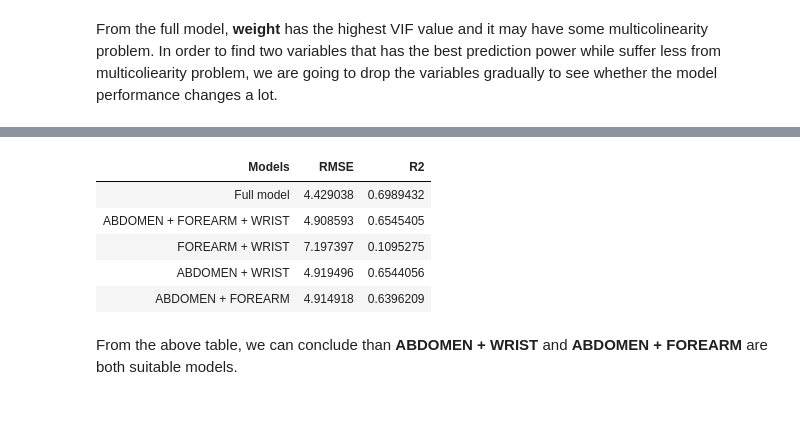
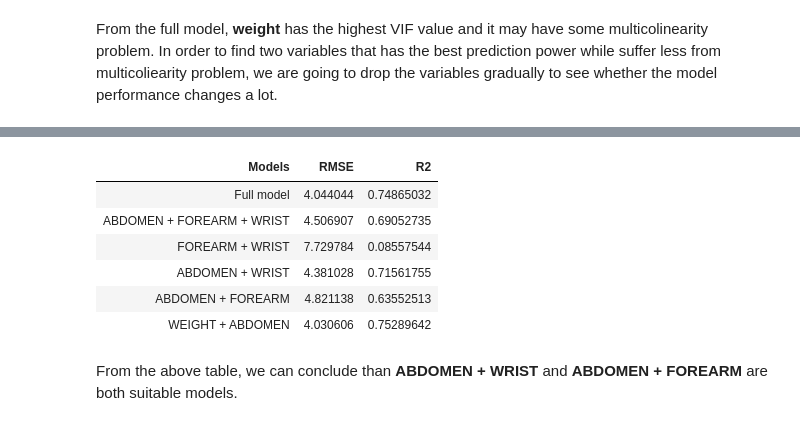
Before and after one commit to YezhouLi/628_Module_2, a Jupyter notebook: main-checkpoint.ipynb, the cells around one changed output, grey strips where cells are left out. Drawn from its saved outputs; the diff is of its cells as text; code cells hidden in the pictures.

```diff
--- a/main-checkpoint.ipynb
+++ b/main-checkpoint.ipynb
@@ -480,16 +469,23 @@ df5 = data.frame(RMSE = RMSE(predictions, test.set$BODYFAT),
+# %%
+# Drop WRIST + FOREARM
+m6 = lm(BODYFAT ~ WEIGHT + ABDOMEN, data = training.set)
+predictions = predict(m6,test.set)
+df6 = data.frame(RMSE = RMSE(predictions, test.set$BODYFAT),
+                 R2 = R2(predictions, test.set$BODYFAT))
 # %%
 result= data.frame(c("Full model", "ABDOMEN + FOREARM + WRIST", "FOREARM + WRIST",
-                            "ABDOMEN + WRIST", "ABDOMEN + FOREARM"))
-df = rbind(df1, df2, df3, df4, df5)
+                            "ABDOMEN + WRIST", "ABDOMEN + FOREARM","WEIGHT + ABDOMEN"))
+df = rbind(df1, df2, df3, df4, df5, df6)
 result = cbind(result, df)
 colnames(result) = c("Models", "RMSE", "R2")
 result
 # %% [output]
 | Models | RMSE | R2 |
-| Full model | 4.429038 | 0.6989432 |
-| ABDOMEN + FOREARM + WRIST | 4.908593 | 0.6545405 |
-| FOREARM + WRIST | 7.197397 | 0.1095275 |
-| ABDOMEN + WRIST | 4.919496 | 0.6544056 |
-| ABDOMEN + FOREARM | 4.914918 | 0.6396209 |
+| Full model | 4.044044 | 0.74865032 |
+| ABDOMEN + FOREARM + WRIST | 4.506907 | 0.69052735 |
+| FOREARM + WRIST | 7.729784 | 0.08557544 |
+| ABDOMEN + WRIST | 4.381028 | 0.71561755 |
+| ABDOMEN + FOREARM | 4.821138 | 0.63552513 |
+| WEIGHT + ABDOMEN | 4.030606 | 0.75289642 |
 # %% [markdown]
 From the above table, we can conclude than **ABDOMEN + WRIST** and **ABDOMEN + FOREARM** are both suitable models.
```
Also changed, not shown: parts of 7 cells of this notebook.
